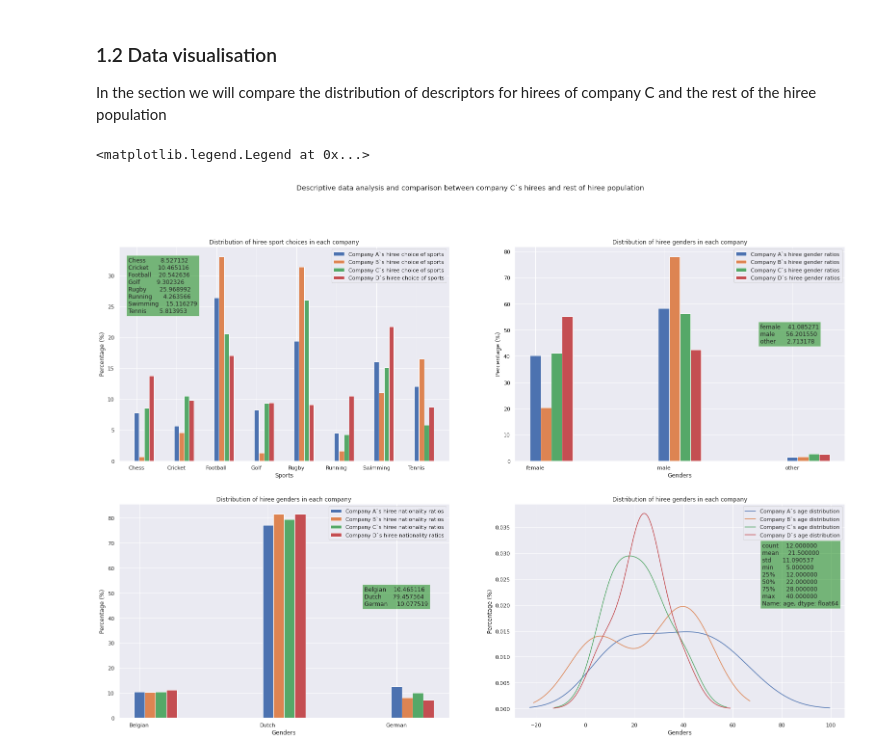
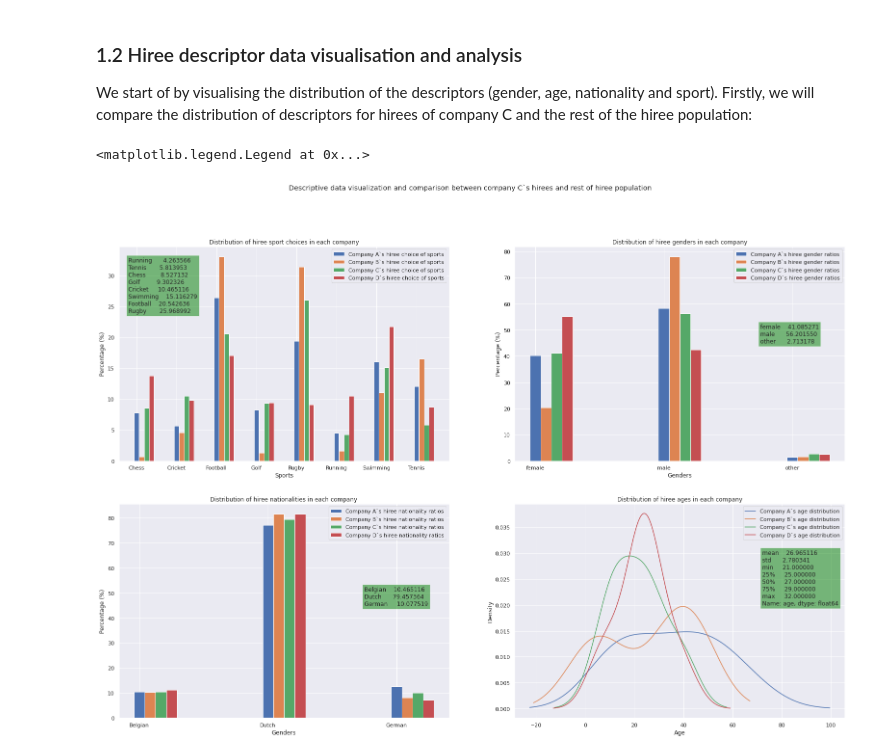
Before and after one commit to andrei-calin-dragomir/AdvisoryReportIDS, a Jupyter notebook: AdvisoryReport.ipynb, the cells around one changed output. Drawn from its saved outputs; the diff is of its cells as text; code cells hidden in the pictures.

Commit message:
Added more charts to the data exploration.

```diff
--- a/AdvisoryReport.ipynb
+++ b/AdvisoryReport.ipynb
@@ -66,16 +125,16 @@ We start of by visualising the distribution of the descriptors (gender, age, nat
 # %% [markdown]
-### 1.2 Data visualisation
 
-In the section we will compare the distribution of descriptors for hirees of company C and the rest of the hiree population
+### 1.2 Hiree descriptor data visualisation and analysis
+
+We start of by visualising the distribution of the descriptors (gender, age, nationality and sport). Firstly, we will compare the distribution of descriptors for hirees of company C and the rest of the hiree population:
 # %%
 #Parameters used in plot creation
-
 numberOfGenders = recruitmentData['gender'].unique().size
 numberOfNationalities = recruitmentData['nationality'].unique().size
 numberOfSports = recruitmentData['sport'].unique().size
 
 fig, axs = plt.subplots(2,2)
-fig.suptitle('Descriptive data analysis and comparison between company C`s hirees and rest of hiree population')
+fig.suptitle('Descriptive data visualization and comparison between company C`s hirees and rest of hiree population')
 fig.set_figwidth(27)
 fig.set_figheight(18)
 
@@ -85,7 +144,7 @@ XSportsAxis = np.arange(numberOfSports)
 for idx, x in enumerate(recruitmentData['company'].unique()):
     sportFrame = recruitmentData.query("decision and company == '" + str(x) + "'")['sport']
     normalizedSportCounts = sportFrame.value_counts().sort_index().divide(sportFrame.count()).multiply(100)
-    if (x == 'C'): axs[0, 0].text(-0.2, 24, normalizedSportCounts.to_string(), bbox=dict(facecolor='green', alpha=0.5))
+    if (x == 'C'): axs[0, 0].text(-0.2, 24, normalizedSportCounts.sort_values().to_string(), bbox=dict(facecolor='green', alpha=0.5))
     axs[0, 0].bar(XSportsAxis + idx/numberOfSports, normalizedSportCounts, width= 1/numberOfSports, label='Company ' + str(x) + '`s hiree choice of sports')
 
 axs[0, 0].set_xticks(XSportsAxis)
@@ -102,39 +161,38 @@ for idx, x in enumerate(recruitmentData['company'].unique()):
     normalizedGenderCounts = genderColumn.value_counts().sort_index().divide(genderColumn.count()).multiply(100)
     if (x == 'C'): axs[0, 1].text(1.75, 45, normalizedGenderCounts.to_string(), bbox=dict(facecolor='green', alpha=0.5))
     axs[0, 1].bar(XGendersAxis + idx/(numberOfGenders * 4), normalizedGenderCounts, width= 1/(numberOfGenders * 4), label='Company ' + str(x) + '`s hiree gender ratios')
 
 axs[0, 1].set_xticks(XGendersAxis)
 axs[0, 1].set_xticklabels(recruitmentData['gender'].sort_values().unique().tolist())
 axs[0, 1].set_xlabel('Genders')
 axs[0, 1].set_ylabel('Percentage (%)')
 axs[0, 1].set_title('Distribution of hiree genders in each company')
 axs[0, 1].legend()
 
 #Third Plot
 XNationalitiesAxis = np.arange(numberOfNationalities)
 for idx, x in enumerate(recruitmentData['company'].unique()):
     nationalityColumn = recruitmentData.query("decision and company == '" + str(x) + "'")['nationality']
     normalizedNationalityCounts = nationalityColumn.value_counts().sort_index().divide(nationalityColumn.count()).multiply(100)
     if (x == 'C'): axs[1, 0].text(1.75, 45, normalizedNationalityCounts.to_string(), bbox=dict(facecolor='green', alpha=0.5))
     axs[1, 0].bar(XGendersAxis + idx/(numberOfNationalities * 4), normalizedNationalityCounts, width= 1/(numberOfNationalities * 4), label='Company ' + str(x) + '`s hiree nationality ratios')
 
 axs[1, 0].set_xticks(XNationalitiesAxis)
 axs[1, 0].set_xticklabels(recruitmentData['nationality'].sort_values().unique().tolist())
 axs[1, 0].set_xlabel('Genders')
 axs[1, 0].set_ylabel('Percentage (%)')
-axs[1, 0].set_title('Distribution of hiree genders in each company')
+axs[1, 0].set_title('Distribution of hiree nationalities in each company')
 axs[1, 0].legend()
 
 #Fourth Plot
 for idx, x in enumerate(recruitmentData['company'].unique()):
-    ageColumn = recruitmentData.query("decision and company == '" + str(x) + "'")['age'].value_counts()
-    #TODO pick the range of the ageColumn.describe() to be from 1 to 7
-    if (x == 'C'): axs[1, 1].text(72, 0.02, str(ageColumn.describe()), bbox=dict(facecolor='green', alpha=0.5))
-    axs[1, 1] = ageColumn.plot(kind='density', label='Company ' + str(x) + '`s age distribution')
-axs[1, 1].set_xlabel('Genders')
-axs[1, 1].set_ylabel('Percentage (%)')
-axs[1, 1].set_title('Distribution of hiree genders in each company')
+    ageColumn = recruitmentData.query("decision and company == '" + str(x) + "'")['age']
+    if (x == 'C'): axs[1, 1].text(72, 0.02, str(ageColumn.describe()[1:8]), bbox=dict(facecolor='green', alpha=0.5))
+    axs[1, 1] = ageColumn.value_counts().plot(kind='density', label='Company ' + str(x) + '`s age distribution')
+axs[1, 1].set_xlabel('Age')
+axs[1, 1].set_ylabel('Density')
+axs[1, 1].set_title('Distribution of hiree ages in each company')
 axs[1, 1].legend()
 # %% [output]
 <matplotlib.legend.Legend at 0x...>
-[figure, old version]
+[figure, new version]
```
Also changed, not shown: parts of 9 cells of this notebook.
